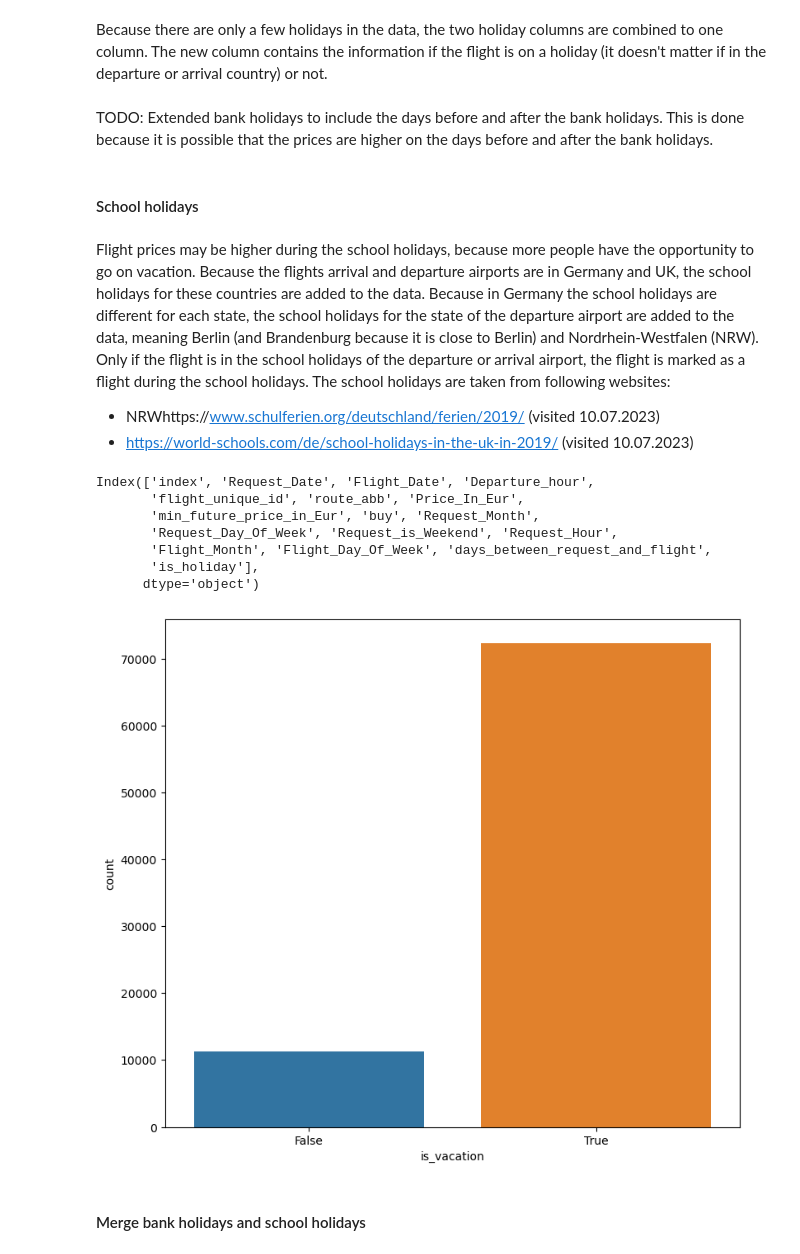
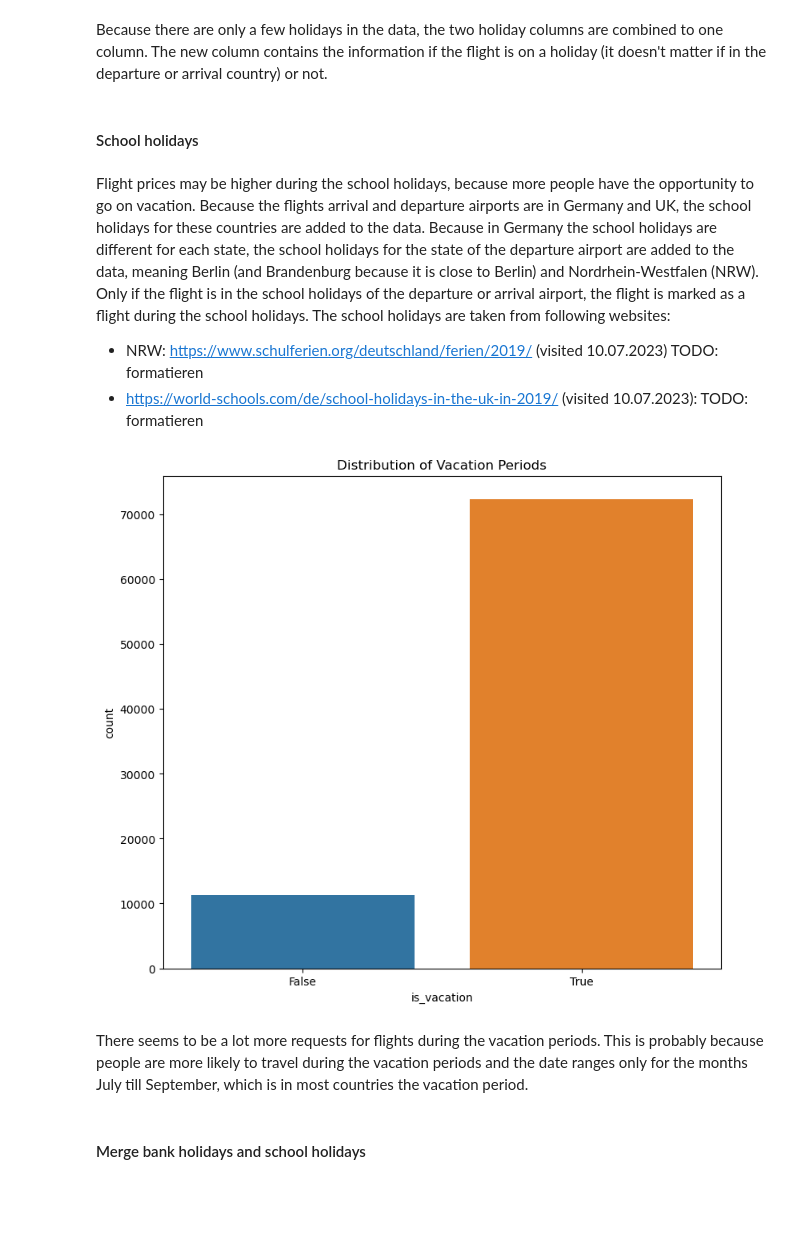
Before and after one commit to ahirsch-github/flight-price-prediction, a Jupyter notebook: flight-price-prediction.ipynb, the cells around one changed output. Drawn from its saved outputs; the diff is of its cells as text; code cells hidden in the pictures; blank space fills up the shorter version.

```diff
--- a/flight-price-prediction.ipynb
+++ b/flight-price-prediction.ipynb
@@ -378,3 +379,10 @@ plt.figure(figsize=(9, 8))
 sns.countplot(x='Flight_Day_Of_Week', data=df_train_copy);
 # %% [output]
 [figure]
+# %%
+# create a new column to indicate if the flights are on a weekend
+df_train_copy['Flight_is_Weekend'] = df_train_copy['Flight_Date'].dt.weekday >= 5
+
+# plot the request is weekend
+plt.figure(figsize=(9, 8))
+sns.countplot(x='Flight_is_Weekend', data=df_train_copy);
@@ -489,21 +501,18 @@ def is_holiday_uk_ger(date):
         return 0
 # %%
 # merge the two holiday columns into one
-df_train_copy['is_holiday'] = df_train_copy['ger_is_holiday'] + df_train_copy['uk_is_holiday']
+df_train_copy['is_bank_holiday'] = df_train_copy['ger_is_holiday'] + df_train_copy['uk_is_holiday']
 
-# drop the two holiday columns
+# drop the two seperate bank holiday columns for ger and uk
 df_train_copy.drop(['ger_is_holiday', 'uk_is_holiday'], axis=1, inplace=True)
-# %% [markdown]
-TODO: Extended bank holidays to include the days before and after the bank holidays. This is done because it is possible that the prices are higher on the days before and after the bank holidays.
 # %% [markdown]
 #### School holidays ####
 # %% [markdown]
 Flight prices may be higher during the school holidays, because more people have the opportunity to go on vacation. Because the flights arrival and departure airports are in Germany and UK, the school holidays for these countries are added to the data. Because in Germany the school holidays are different for each state, the school holidays for the state of the departure airport are added to the data, meaning Berlin (and Brandenburg because it is close to Berlin) and Nordrhein-Westfalen (NRW). Only if the flight is in the school holidays of the departure or arrival airport, the flight is marked as a flight during the school holidays.
  The school holidays are taken from following websites:
--  NRWhttps://www.schulferien.org/deutschland/ferien/2019/ (visited 10.07.2023)
--  https://world-schools.com/de/school-holidays-in-the-uk-in-2019/ (visited 10.07.2023)
+-  NRW: https://www.schulferien.org/deutschland/ferien/2019/ (visited 10.07.2023) TODO: formatieren
+-  https://world-schools.com/de/school-holidays-in-the-uk-in-2019/ (visited 10.07.2023): TODO: formatieren
 # %%
-print(df_train_copy.columns)
 # add school holidays of NRW, Berlin, Brandenburg and England
 # Define the vacation periods with associated airports
 vacations = [
@@ -512,41 +521,38 @@ vacations = [
     {'start': '2019-06-20', 'end': '2019-08-02', 'airports': ['SXF']},  # Berlin
     {'start': '2019-06-20', 'end': '2019-08-03', 'airports': ['SXF']},  # Brandenburg
     {'start': '2019-07-15', 'end': '2019-09-06', 'airports': ['STN']}   # England
 ]
 
 # Convert the start and end dates to datetime
 for vacation in vacations:
     vacation['start'] = pd.to_datetime(vacation['start'])
     vacation['end'] = pd.to_datetime(vacation['end'])
 
 # Extract the Departure_airport and Arrival_airport from the route_abb column
 df_train_copy['departure_airport'] = df_train_copy['route_abb'].str[:3]
 df_train_copy['arrival_airport'] = df_train_copy['route_abb'].str[-3:]
 
 # Initialize a new column 'is_vacation' with False
 df_train_copy['is_vacation'] = False
 
 # Set 'is_vacation' to True if the flight date is within any of the vacation periods and the origin or destination airport is associated with the vacation
 for vacation in vacations:
     df_train_copy.loc[(df_train_copy['Flight_Date'] >= vacation['start']) & (df_train_copy['Flight_Date'] <= vacation['end']) & ((df_train_copy['departure_airport'].isin(vacation['airports'])) | (df_train_copy['arrival_airport'].isin(vacation['airports']))), 'is_vacation'] = True
 
 # Display the first few rows of the dataframe
 df_train_copy.head()
 
 # drop the departure and arrival airport columns
 df_train_copy.drop(['departure_airport', 'arrival_airport'], axis=1, inplace=True)
 
 # plot the distribution of is_vacation
 plt.figure(figsize=(9, 8))
-sns.countplot(x='is_vacation', data=df_train_copy);
+sns.countplot(x='is_vacation', data=df_train_copy)
+plt.title('Distribution of Vacation Periods')
+plt.show()
 # %% [output]
-Index(['index', 'Request_Date', 'Flight_Date', 'Departure_hour',
-       'flight_unique_id', 'route_abb', 'Price_In_Eur',
-       'min_future_price_in_Eur', 'buy', 'Request_Month',
-       'Request_Day_Of_Week', 'Request_is_Weekend', 'Request_Hour',
-       'Flight_Month', 'Flight_Day_Of_Week', 'days_between_request_and_flight',
-       'is_holiday'],
-      dtype='object')
-[figure, old version]
+[figure, new version]
+# %% [markdown]
+There seems to be a lot more requests for flights during the vacation periods. This is probably because people are more likely to travel during the vacation periods and the date ranges only for the months July till September, which is in most countries the vacation period.
 # %% [markdown]
 #### Merge bank holidays and school holidays ####
```
Also changed, not shown: parts of 208 cells of this notebook.
